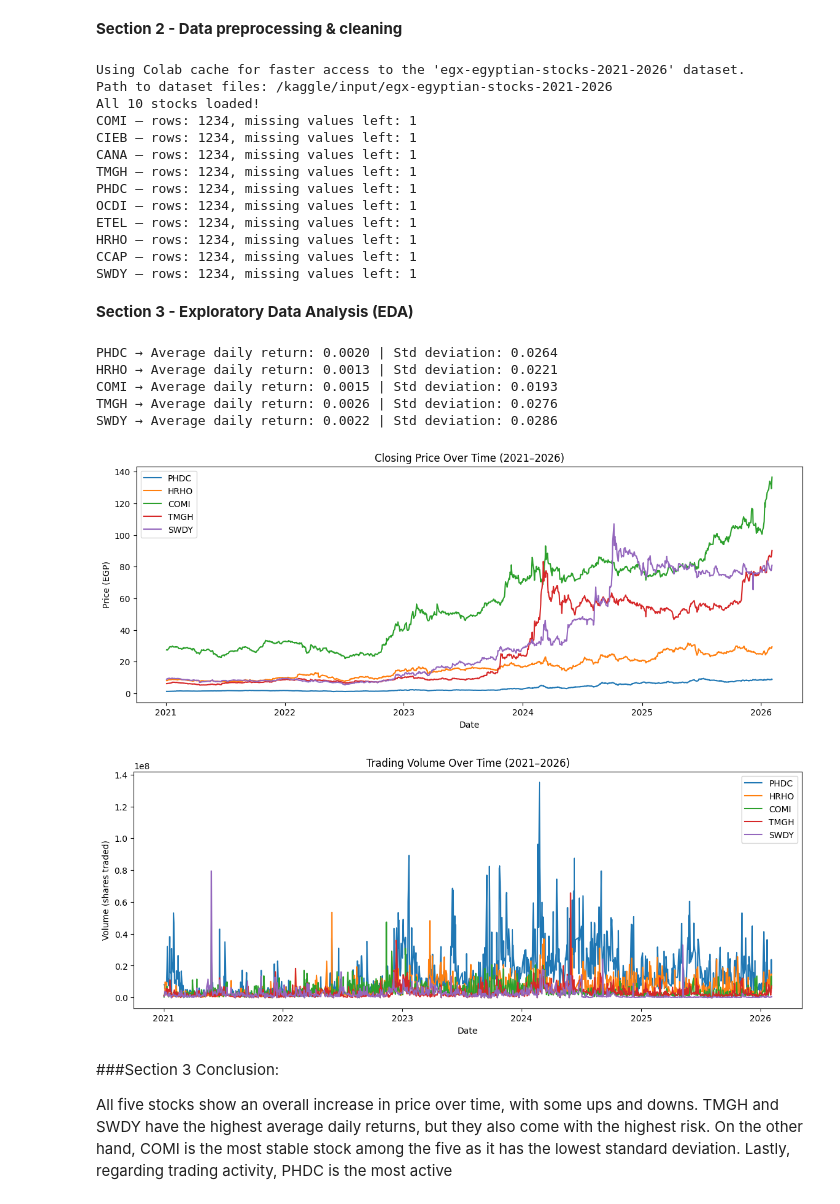
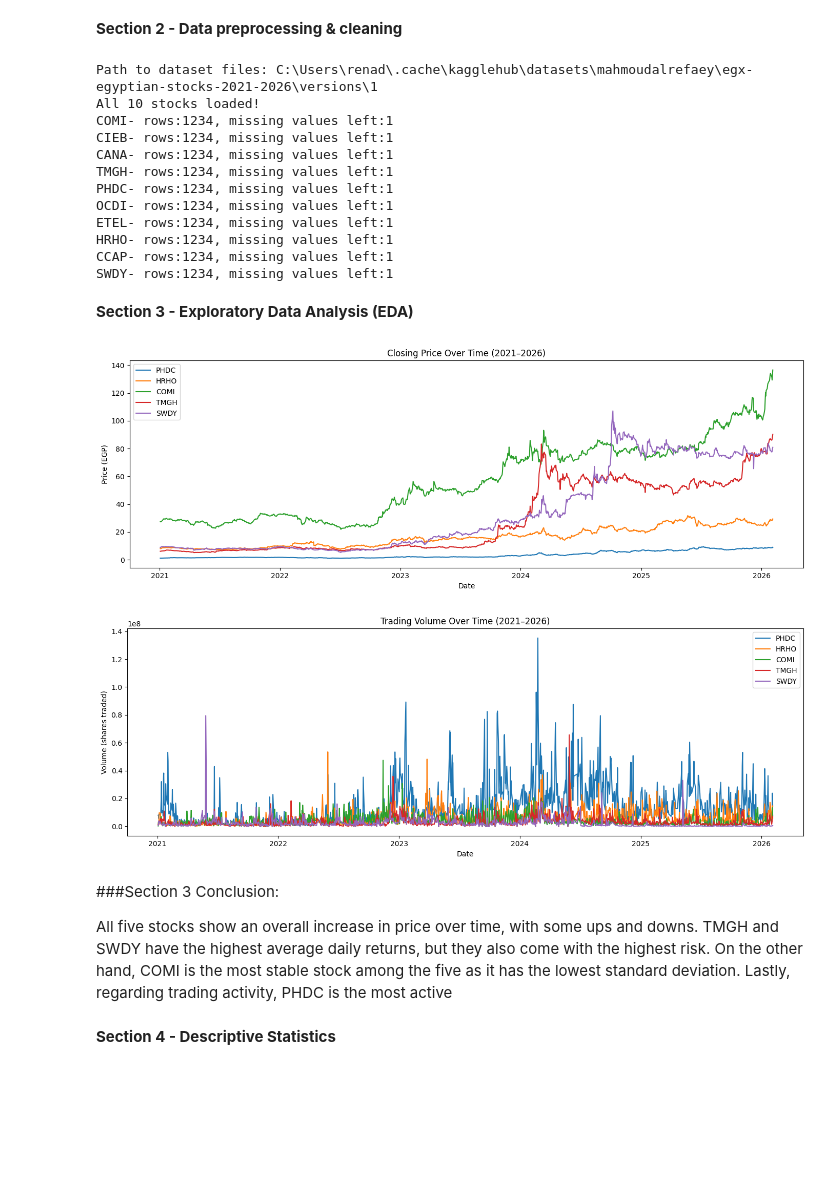
Before and after one commit to mohamedredasafan1/dataroom, a Jupyter notebook: EGx30_Analysis.ipynb, the cells around one changed output. Drawn from its saved outputs; the diff is of its cells as text; code cells hidden in the pictures; blank space fills up the shorter version.

```diff
--- a/EGx30_Analysis.ipynb
+++ b/EGx30_Analysis.ipynb
@@ -35,7 +40,6 @@ path = kagglehub.dataset_download("mahmoudalrefaey/egx-egyptian-stocks-2021-2026
 
 print("Path to dataset files:", path)
 
-# Load the top 10 stocks in EGx30
 base = path + "/raw"
 
 # Banking Sector
@@ -61,7 +65,6 @@ swdy = pd.read_csv(base + "/SWDY_El Sewedy Electric/SWDY.csv")
 print("All 10 stocks loaded!")
 
 
-# Data Cleaning
 stocks = {
     'COMI': comi, 'CIEB': cieb, 'CANA': cana,
     'TMGH': tmgh, 'PHDC': phdc, 'OCDI': ocdi,
@@ -69,90 +72,69 @@ stocks = {
 }
 
 for name, df in stocks.items():
-
-    # Convert the 'Date' column to a date Python understands
-    df['Date'] = pd.to_datetime(df['Date'])
-
-    # Sort rows from oldest to newest date
+    df['Date'] = pd.to_datetime(df['Date'] , utc=True)
     df.sort_values('Date', inplace=True)
-
-    # Fill any missing values by copying the last known value forward
+    df.set_index('Date', inplace=True)
     df.ffill(inplace=True)
-
-    # Calculate the daily return for the top 10
     df['dailyReturn'] = df['Close'].pct_change()
-
-    # Save the cleaned version back into our dictionary
     stocks[name] = df
-
-    # Print a quick summary to confirm everything worked
-    print(f"{name} — rows: {len(df)}, missing values left: {df.isnull().sum().sum()}")
+    print(f"{name}- rows:{len(df)}, missing values left:{df.isnull().sum().sum()}")
 # %% [output]
-Using Colab cache for faster access to the 'egx-egyptian-stocks-2021-2026' dataset.
-Path to dataset files: /kaggle/input/egx-egyptian-stocks-2021-2026
+Path to dataset files: C:\Users\renad\.cache\kagglehub\datasets\mahmoudalrefaey\egx-egyptian-stocks-2021-2026\versions\1
 All 10 stocks loaded!
-COMI — rows: 1234, missing values left: 1
-CIEB — rows: 1234, missing values left: 1
-CANA — rows: 1234, missing values left: 1
-TMGH — rows: 1234, missing values left: 1
-PHDC — rows: 1234, missing values left: 1
-OCDI — rows: 1234, missing values left: 1
-ETEL — rows: 1234, missing values left: 1
-HRHO — rows: 1234, missing values left: 1
-CCAP — rows: 1234, missing values left: 1
-SWDY — rows: 1234, missing values left: 1
+COMI- rows:1234, missing values left:1
+CIEB- rows:1234, missing values left:1
+CANA- rows:1234, missing values left:1
+TMGH- rows:1234, missing values left:1
+PHDC- rows:1234, missing values left:1
+OCDI- rows:1234, missing values left:1
+ETEL- rows:1234, missing values left:1
+HRHO- rows:1234, missing values left:1
+CCAP- rows:1234, missing values left:1
+SWDY- rows:1234, missing values left:1
 # %% [markdown]
 **Section 3 - Exploratory Data Analysis (EDA)**
 # %%
-# In this section, we will focus on the top 5 stocks in the EGx30 index
 top5 = {
     'PHDC': stocks['PHDC'],  # Real Estate
     'HRHO': stocks['HRHO'],  # Finance
     'COMI': stocks['COMI'],  # Banking
     'TMGH': stocks['TMGH'],  # Real Estate
     'SWDY': stocks['SWDY'],  # Industry
 }
 
-# 1- Calculating daily returns summary statistics
-for name, df in top5.items():
-    mean = df['dailyReturn'].mean()   # average daily return
-    std  = df['dailyReturn'].std()    # how much it varies day to day
-    print(f"{name} → Average daily return: {mean:.4f} | Std deviation: {std:.4f}")
-
-
-# 2- Visualizing price trends
+# Closing price trends
 plt.figure(figsize=(14, 5))
 
 for name, df in top5.items():
-    plt.plot(df['Date'], df['Close'], label=name)
+    plt.plot(df.index, df['Close'], label=name)
 
 plt.title('Closing Price Over Time (2021–2026)')
 plt.xlabel('Date')
 plt.ylabel('Price (EGP)')
 plt.legend()
+plt.tight_layout()
 plt.show()
 
 
-# 3- Volume spikes
+# Volume spikes
 plt.figure(figsize=(14, 5))
 
 for name, df in top5.items():
-    plt.plot(df['Date'], df['Volume'], label=name)
+    plt.plot(df.index, df['Volume'], label=name)
 
 plt.title('Trading Volume Over Time (2021–2026)')
 plt.xlabel('Date')
 plt.ylabel('Volume (shares traded)')
 plt.legend()
+plt.tight_layout()
 plt.show()
 # %% [output]
-PHDC → Average daily return: 0.0020 | Std deviation: 0.0264
-HRHO → Average daily return: 0.0013 | Std deviation: 0.0221
-COMI → Average daily return: 0.0015 | Std deviation: 0.0193
-TMGH → Average daily return: 0.0026 | Std deviation: 0.0276
-SWDY → Average daily return: 0.0022 | Std deviation: 0.0286
-[figure, old version]
+[figure, new version]
-[figure, old version]
+[figure, new version]
 # %% [markdown]
 ###Section 3 Conclusion:
 
 All five stocks show an overall increase in price over time, with some ups and downs. TMGH and SWDY have the highest average daily returns, but they also come with the highest risk. On the other hand, COMI is the most stable stock among the five as it has the lowest standard deviation. Lastly, regarding trading activity, PHDC is the most active
+# %% [markdown]
+**Section 4 - Descriptive Statistics**
```
Also changed, not shown: parts of 26 cells of this notebook.
